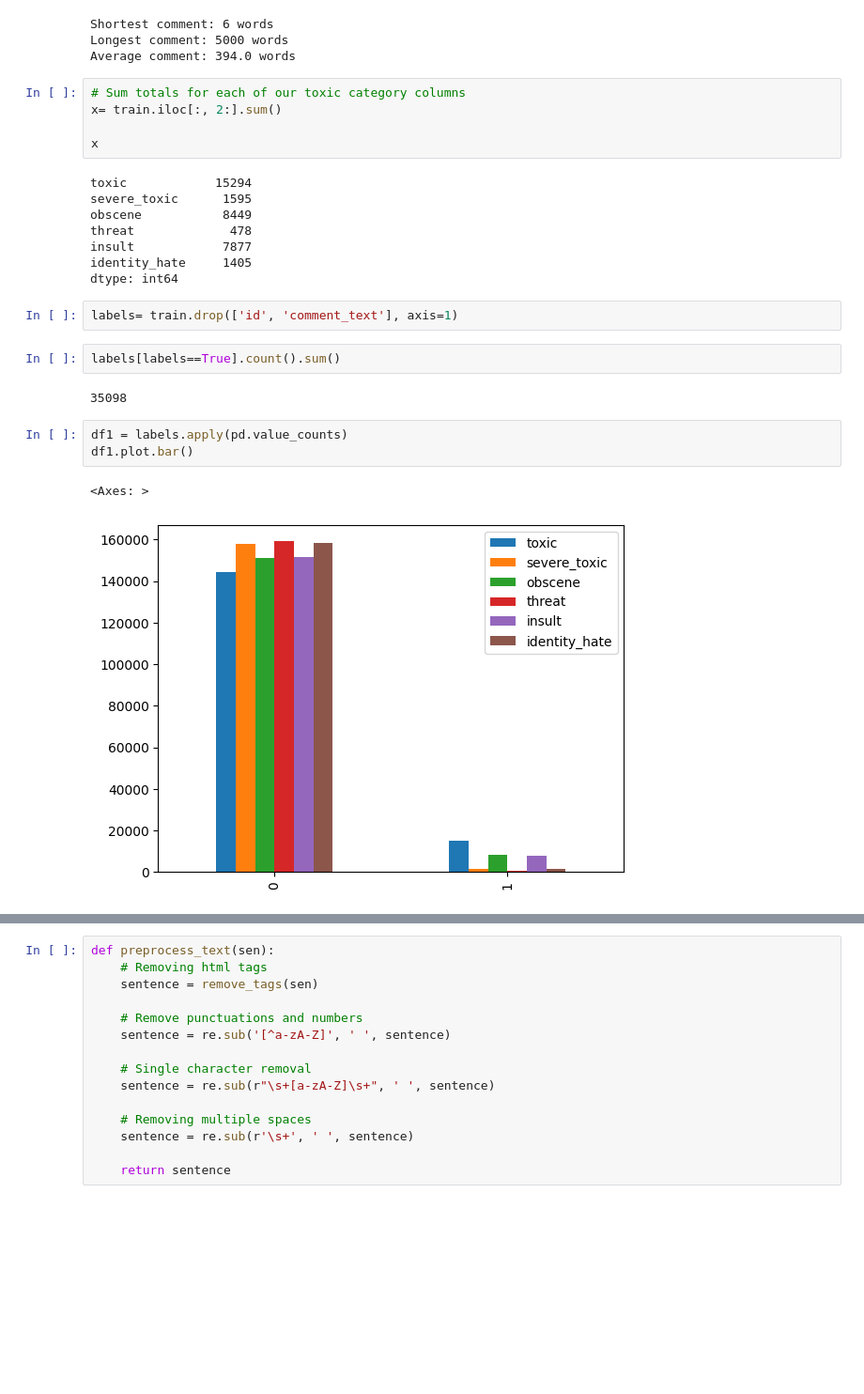
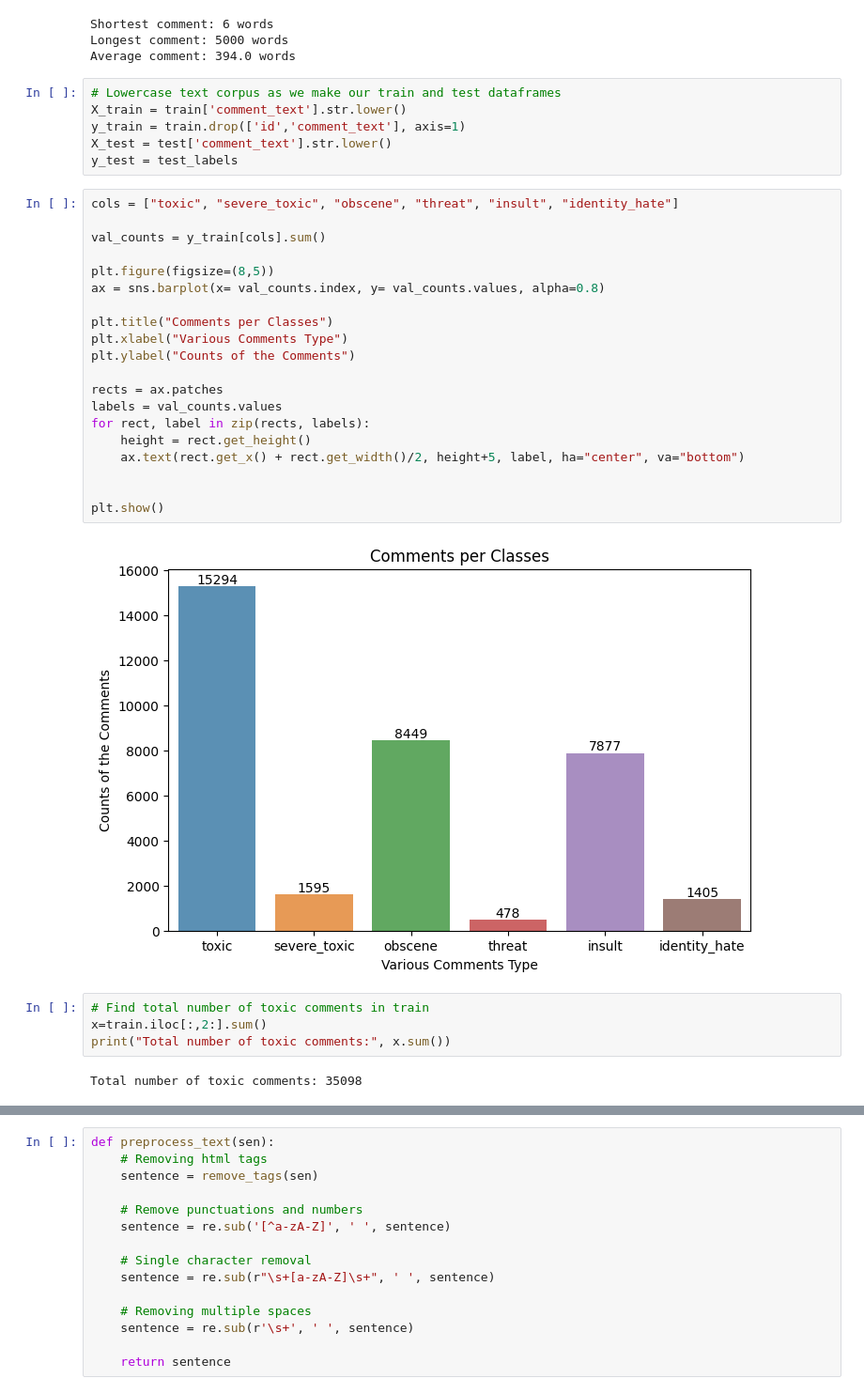
Before and after one commit to slowings/NLP_identifying_trolls, a Jupyter notebook: NLP_identifying_trolls.ipynb, the cells around one changed output, grey strips where cells are left out. Shown at 94% size. Saved outputs shown, nothing was run; the diff lists cells and outputs as text; blank space fills up the shorter version.

```diff
--- a/NLP_identifying_trolls.ipynb
+++ b/NLP_identifying_trolls.ipynb
@@ -126,30 +128,39 @@ print("Average comment:", len.mean().round(0), "words")
 Shortest comment: 6 words
 Longest comment: 5000 words
 Average comment: 394.0 words
+# %%
+# Lowercase text corpus as we make our train and test dataframes
+X_train = train['comment_text'].str.lower()
+y_train = train.drop(['id','comment_text'], axis=1)
+X_test = test['comment_text'].str.lower()
+y_test = test_labels
+# %%
+cols = ["toxic", "severe_toxic", "obscene", "threat", "insult", "identity_hate"]
+
+val_counts = y_train[cols].sum()
+
+plt.figure(figsize=(8,5))
+ax = sns.barplot(x= val_counts.index, y= val_counts.values, alpha=0.8)
+
+plt.title("Comments per Classes")
+plt.xlabel("Various Comments Type")
+plt.ylabel("Counts of the Comments")
+
+rects = ax.patches
+labels = val_counts.values
+for rect, label in zip(rects, labels):
+    height = rect.get_height()
+    ax.text(rect.get_x() + rect.get_width()/2, height+5, label, ha="center", va="bottom")
+
+
+plt.show()
+# %% [output]
+[figure, added]
 # %%
-# Sum totals for each of our toxic category columns
-x= train.iloc[:, 2:].sum()
-
-x
+# Find total number of toxic comments in train
+x=train.iloc[:,2:].sum()
+print("Total number of toxic comments:", x.sum())
 # %% [output]
-toxic            15294
-severe_toxic      1595
-obscene           8449
-threat             478
-insult            7877
-identity_hate     1405
-dtype: int64
+Total number of toxic comments: 35098
-# %%
-labels= train.drop(['id', 'comment_text'], axis=1)
-# %%
-labels[labels==True].count().sum()
-# %% [output]
-35098
-# %%
-df1 = labels.apply(pd.value_counts)
-df1.plot.bar()
-# %% [output]
-<Axes: >
-[figure, removed]
 # %% [markdown]
 ### Class Imbalance
```
Also changed, not shown: parts of 35 cells of this notebook.
